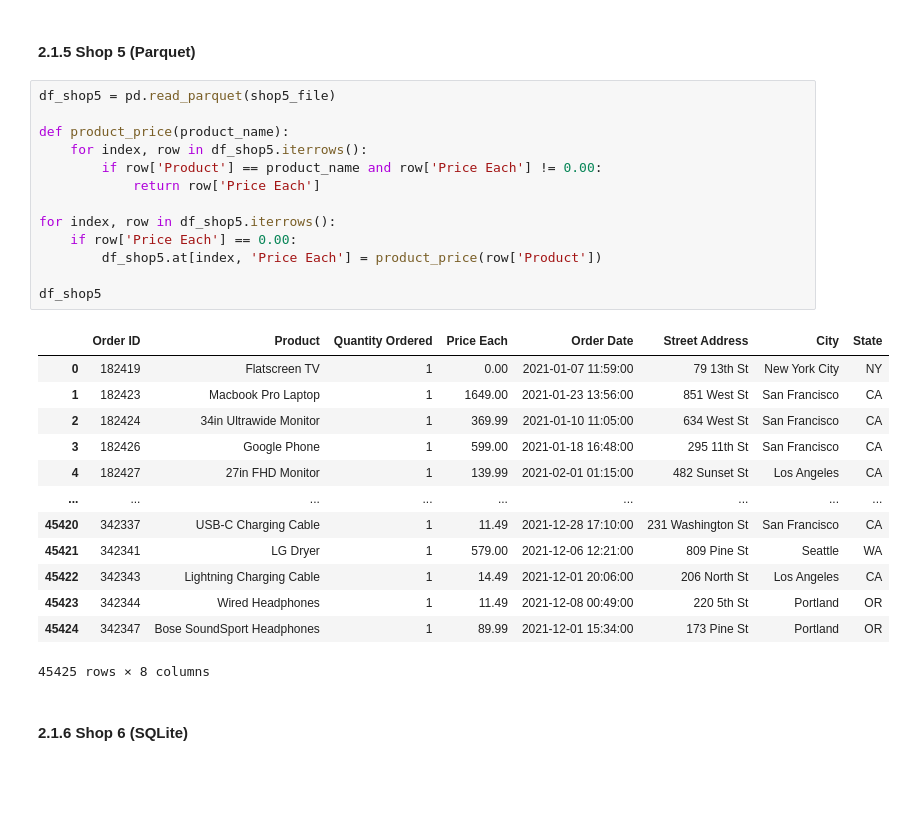
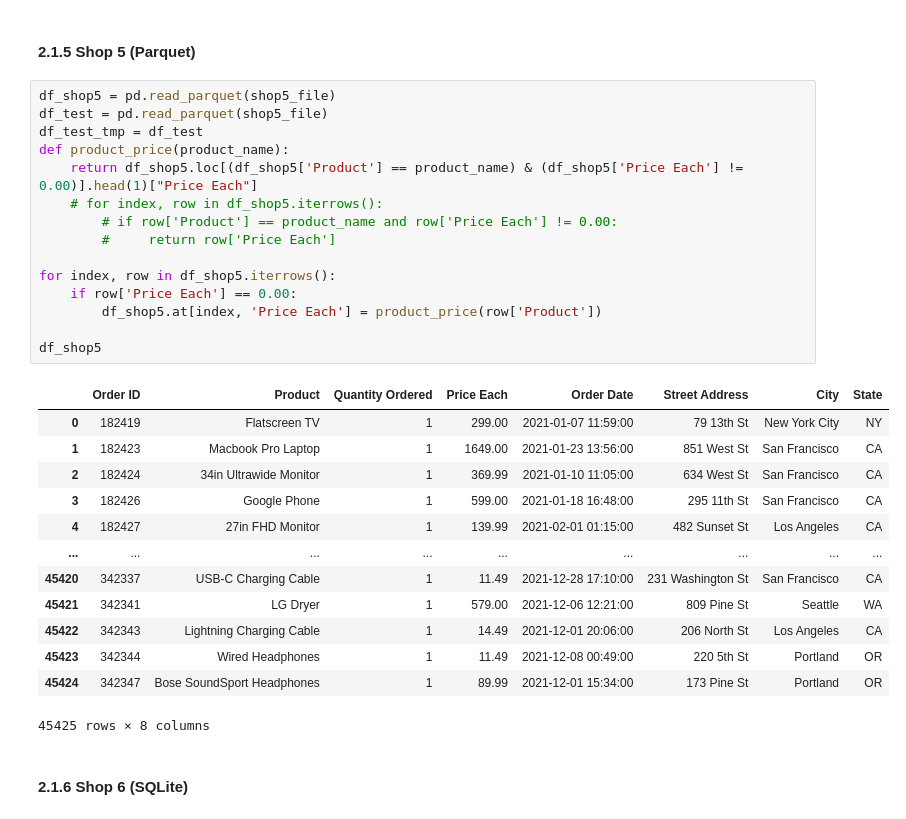
Before and after one commit to sebaahoue/Master-MSE---labos, a Jupyter notebook: DataMgmt/lab4/work/index.ipynb, the cells around one changed output. Drawn from its saved outputs; the diff is of its cells as text; blank space fills up the shorter version.

```diff
--- a/DataMgmt/lab4/work/index.ipynb
+++ b/DataMgmt/lab4/work/index.ipynb
@@ -115,20 +115,22 @@ df_shop4
 #### 2.1.5 Shop 5 (Parquet)
 # %%
 df_shop5 = pd.read_parquet(shop5_file)
-
+df_test = pd.read_parquet(shop5_file)
+df_test_tmp = df_test
 def product_price(product_name):
-    for index, row in df_shop5.iterrows():
-        if row['Product'] == product_name and row['Price Each'] != 0.00:
-            return row['Price Each']
+    return df_shop5.loc[(df_shop5['Product'] == product_name) & (df_shop5['Price Each'] != 0.00)].head(1)["Price Each"]
+    # for index, row in df_shop5.iterrows():
+        # if row['Product'] == product_name and row['Price Each'] != 0.00:
+        #     return row['Price Each']
 
 for index, row in df_shop5.iterrows():
     if row['Price Each'] == 0.00:
         df_shop5.at[index, 'Price Each'] = product_price(row['Product'])
 
 df_shop5
 # %% [output]
 |  | Order ID | Product | Quantity Ordered | Price Each | Order Date | Street Address | City | State |
-| 0 | 182419 | Flatscreen TV | 1 | 0.00 | 2021-01-07 11:59:00 | 79 13th St | New York City | NY |
+| 0 | 182419 | Flatscreen TV | 1 | 299.00 | 2021-01-07 11:59:00 | 79 13th St | New York City | NY |
 | 1 | 182423 | Macbook Pro Laptop | 1 | 1649.00 | 2021-01-23 13:56:00 | 851 West St | San Francisco | CA |
 | 2 | 182424 | 34in Ultrawide Monitor | 1 | 369.99 | 2021-01-10 11:05:00 | 634 West St | San Francisco | CA |
 | 3 | 182426 | Google Phone | 1 | 599.00 | 2021-01-18 16:48:00 | 295 11th St | San Francisco | CA |
```
Also changed, not shown: parts of 3 cells of this notebook.
